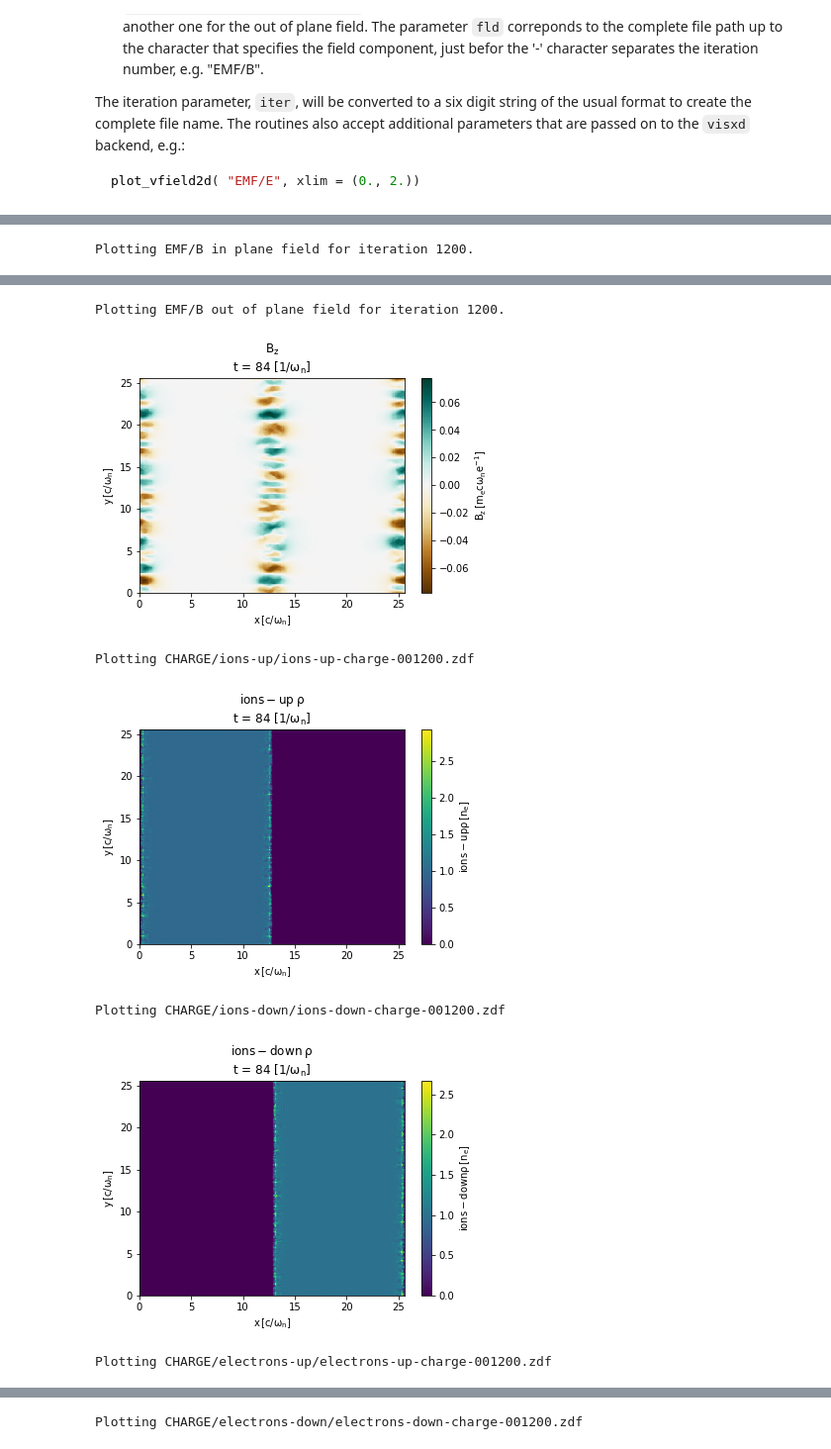
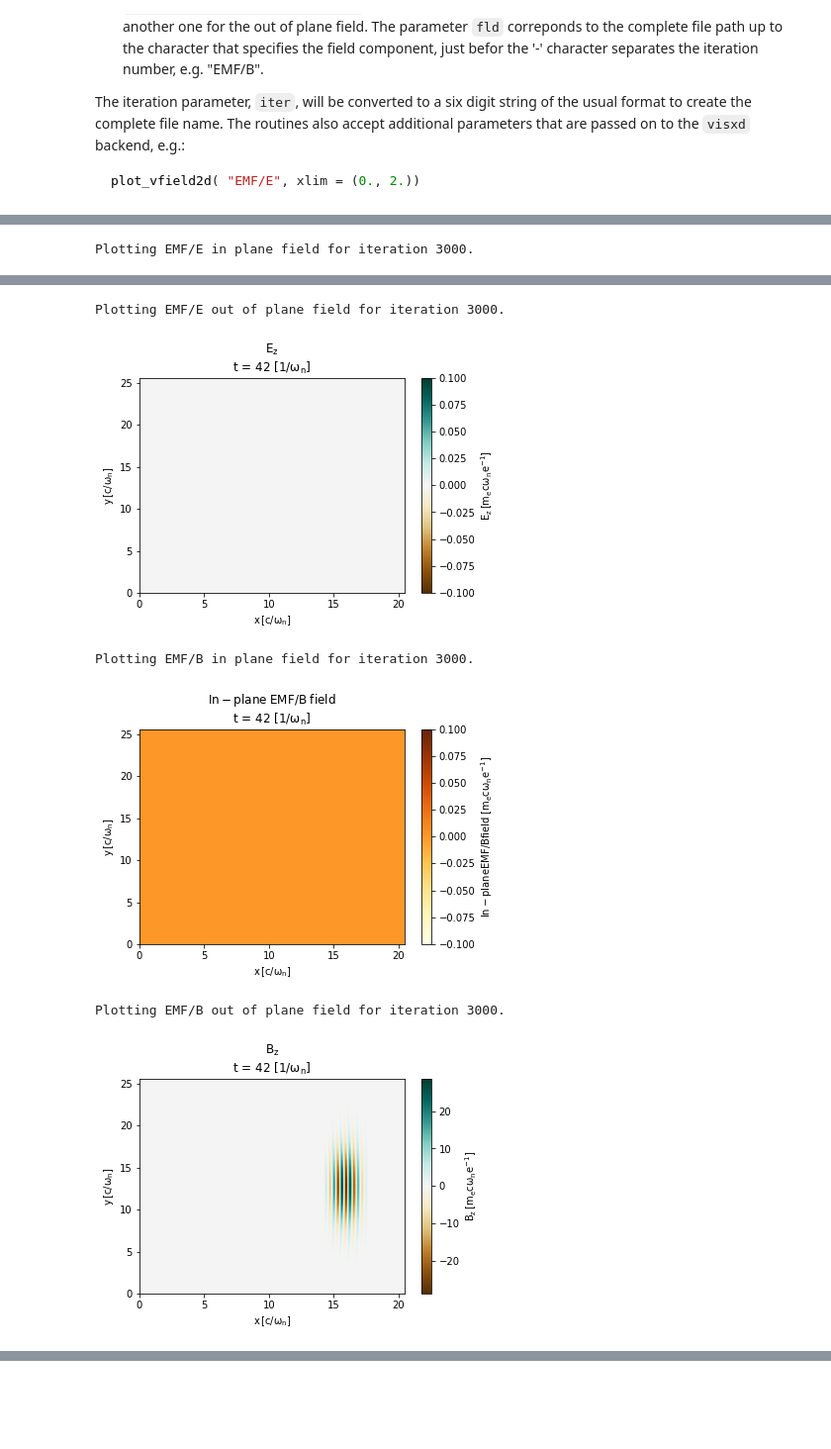
Before and after one commit to ricardo-fonseca/zpic-cuda, a Jupyter notebook: visXD demo.ipynb, the cells around one changed output, grey strips where cells are left out. Shown: that part at 99% size. Saved outputs shown, nothing was run; the diff lists cells and outputs as text; code cells hidden in the pictures; blank space fills up the shorter version.

```diff
--- a/visXD demo.ipynb
+++ b/visXD demo.ipynb
@@ -51,11 +51,8 @@ import matplotlib.colors as colors
 import visxd
 
 xlim = None
-iter = 1200
+iter = 3000
+visxd.plot_vfield2d("EMF/E", iter, xlim = xlim  )
 visxd.plot_vfield2d("EMF/B", iter, xlim = xlim  )
-visxd.plot_data("CHARGE/ions-up/ions-up-charge", iter, xlim = xlim )
-visxd.plot_data("CHARGE/ions-down/ions-down-charge", iter, xlim = xlim )
-visxd.plot_data("CHARGE/electrons-up/electrons-up-charge", iter, xlim = xlim )
-visxd.plot_data("CHARGE/electrons-down/electrons-down-charge", iter, xlim = xlim )
 # %% [output]
-Plotting EMF/B in plane field for iteration 1200.
+Plotting EMF/E in plane field for iteration 3000.
@@ -63,7 +60,6 @@ Plotting EMF/B in plane field for iteration 1200.
-Plotting EMF/B out of plane field for iteration 1200.
+Plotting EMF/E out of plane field for iteration 3000.
-[figure, old version]
+[figure, new version]
-Plotting CHARGE/ions-up/ions-up-charge-001200.zdf
+Plotting EMF/B in plane field for iteration 3000.
-[figure, old version]
+[figure, new version]
-Plotting CHARGE/ions-down/ions-down-charge-001200.zdf
+Plotting EMF/B out of plane field for iteration 3000.
-[figure, old version]
+[figure, new version]
-Plotting CHARGE/electrons-up/electrons-up-charge-001200.zdf
@@ -71 +65,0 @@ Plotting CHARGE/electrons-up/electrons-up-charge-001200.zdf
-Plotting CHARGE/electrons-down/electrons-down-charge-001200.zdf
```
Also changed, not shown: parts of 6 cells of this notebook, 9 other files.
